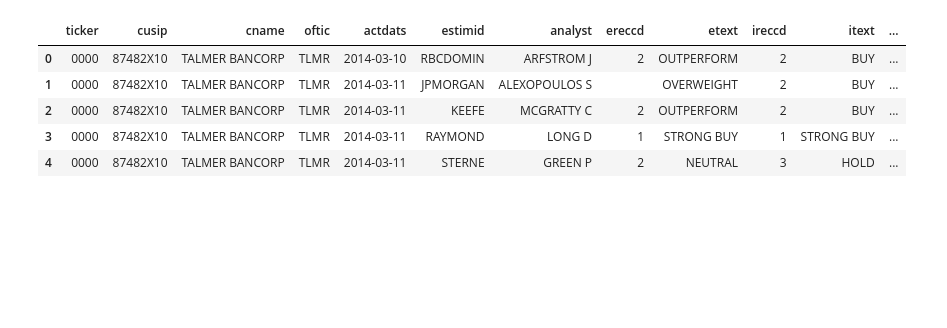
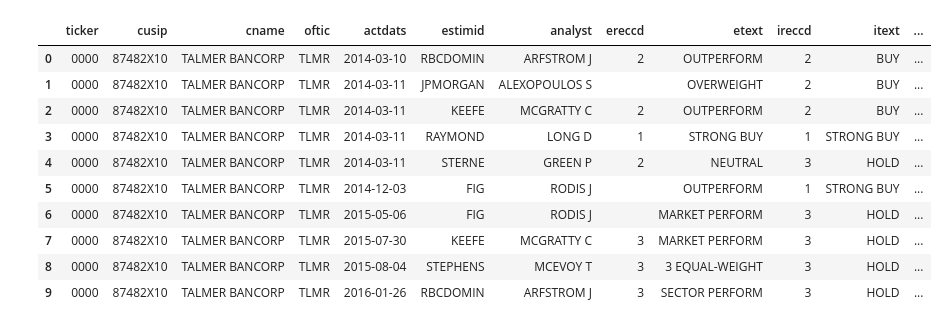
Before and after one commit to prokopyev/SeekingAlpha_project, a Jupyter notebook: raw_text_preprocessing/RECDET_BRAN_preproc.ipynb, the cells around one changed output. Cells and saved outputs as stored; diff of their text form; code cells hidden in the pictures; blank space fills up the shorter version.

```diff
--- a/raw_text_preprocessing/RECDET_BRAN_preproc.ipynb
+++ b/raw_text_preprocessing/RECDET_BRAN_preproc.ipynb
@@ -6,12 +6,17 @@ import numpy as np
 recdet = pd.read_stata('../data/recdet.dta')
 bran = pd.read_stata('../data/bran.dta')
 # %%
-recdet.head()
+recdet.head(10)
 # %% [output]
 |  | ticker | cusip | cname | oftic | actdats | estimid | analyst | ereccd | etext | ireccd | itext | ... |
 | 0 | 0000 | 87482X10 | TALMER BANCORP | TLMR | 2014-03-10 | RBCDOMIN | ARFSTROM J | 2 | OUTPERFORM | 2 | BUY | ... |
 | 1 | 0000 | 87482X10 | TALMER BANCORP | TLMR | 2014-03-11 | JPMORGAN | ALEXOPOULOS S |  | OVERWEIGHT | 2 | BUY | ... |
 | 2 | 0000 | 87482X10 | TALMER BANCORP | TLMR | 2014-03-11 | KEEFE | MCGRATTY C | 2 | OUTPERFORM | 2 | BUY | ... |
 | 3 | 0000 | 87482X10 | TALMER BANCORP | TLMR | 2014-03-11 | RAYMOND | LONG D | 1 | STRONG BUY | 1 | STRONG BUY | ... |
 | 4 | 0000 | 87482X10 | TALMER BANCORP | TLMR | 2014-03-11 | STERNE | GREEN P | 2 | NEUTRAL | 3 | HOLD | ... |
+| 5 | 0000 | 87482X10 | TALMER BANCORP | TLMR | 2014-12-03 | FIG | RODIS J |  | OUTPERFORM | 1 | STRONG BUY | ... |
+| 6 | 0000 | 87482X10 | TALMER BANCORP | TLMR | 2015-05-06 | FIG | RODIS J |  | MARKET PERFORM | 3 | HOLD | ... |
+| 7 | 0000 | 87482X10 | TALMER BANCORP | TLMR | 2015-07-30 | KEEFE | MCGRATTY C | 3 | MARKET PERFORM | 3 | HOLD | ... |
+| 8 | 0000 | 87482X10 | TALMER BANCORP | TLMR | 2015-08-04 | STEPHENS | MCEVOY T | 3 | 3 EQUAL-WEIGHT | 3 | HOLD | ... |
+| 9 | 0000 | 87482X10 | TALMER BANCORP | TLMR | 2016-01-26 | RBCDOMIN | ARFSTROM J | 3 | SECTOR PERFORM | 3 | HOLD | ... |
 # %%
```
Also changed, not shown: parts of 7 cells of this notebook, 1 other file.
